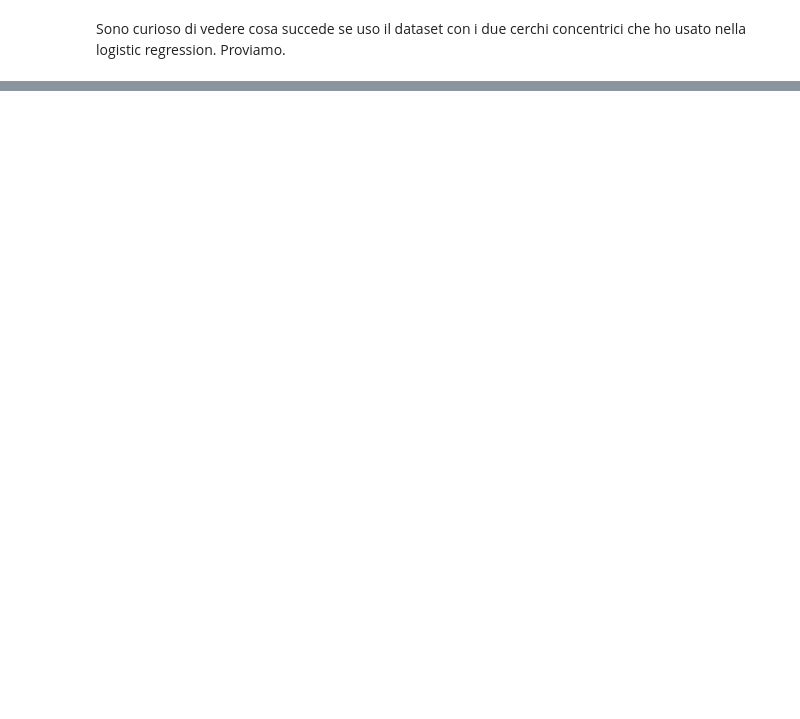
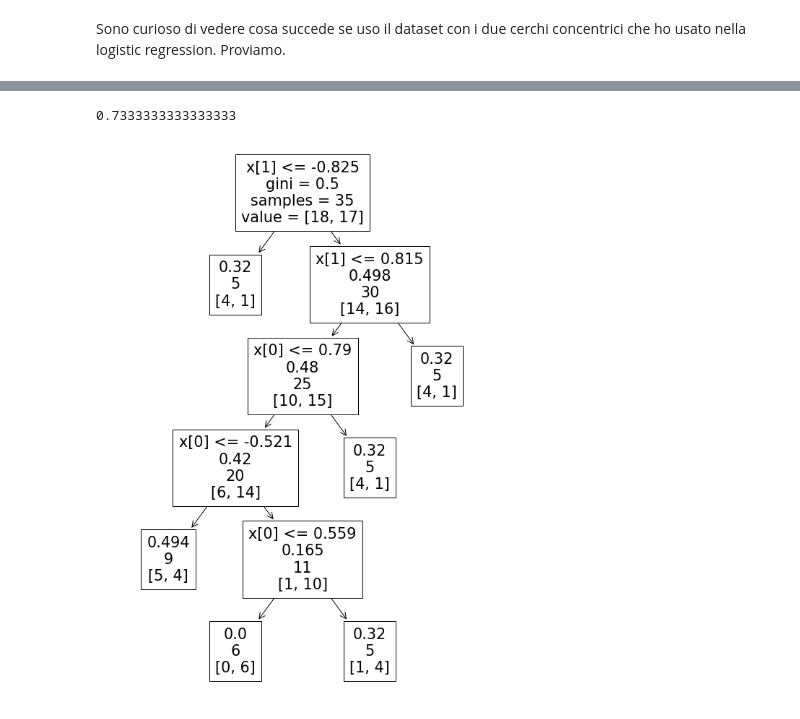
Before and after one commit to dcapelli02/Codice-Tesi-Triennale-Prova, a Jupyter notebook: Prova per Classification Trees.ipynb, the cells around one changed output, grey strips where cells are left out. Saved outputs shown, nothing was run; the diff lists cells and outputs as text; code cells hidden in the pictures; blank space fills up the shorter version.

```diff
--- a/Prova per Classification Trees.ipynb
+++ b/Prova per Classification Trees.ipynb
@@ -133,0 +86,17 @@ print(accuracy_score(y_test, y_pred))
+# %%
+# Ripeto l'operazione con una divisione diversa
+
+X_train, X_test, y_train, y_test = train_test_split(X_circles, y_circles, train_size= 0.7, random_state = 20)
+
+tree_maker = DecisionTreeClassifier(min_samples_leaf = 5)
+# Ci sono diversi parametri da settare nel caso si voglia
+
+tree_maker.fit(X_train, y_train)
+plot_tree(tree_maker, label = 'root')
+y_pred = tree_maker.predict(X_test)
+print(accuracy_score(y_test, y_pred))
+
+# Non è male come accuratezza però si può fare di meglio
+# %% [output]
+0.7333333333333333
+[figure, added]
```
Also changed, not shown: parts of 20 cells of this notebook, 3 other files.
